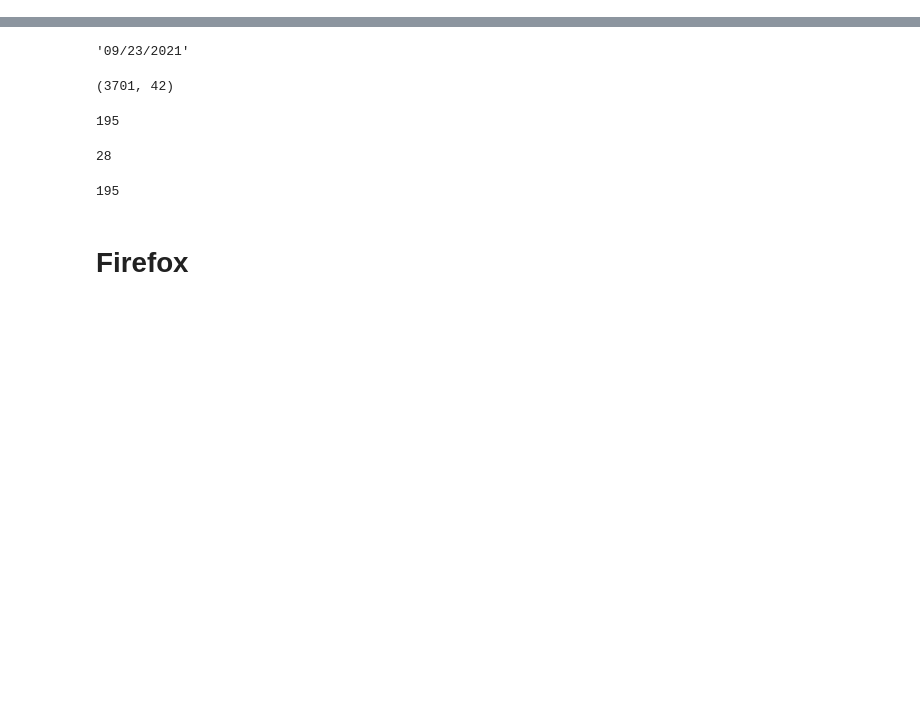
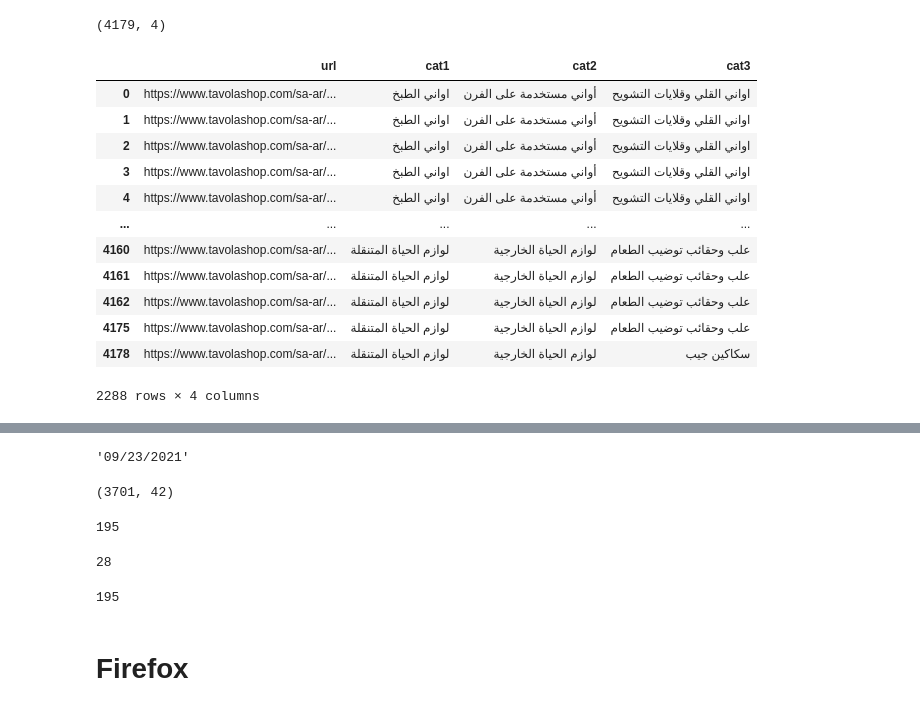
Before and after one commit to wafistos1/Scraping_data, a Jupyter notebook: tavolashop/update_oman.ipynb, the cells around one changed output, grey strips where cells are left out. Cells and saved outputs as stored; diff of their text form; code cells hidden in the pictures; blank space fills up the shorter version.

```diff
--- a/tavolashop/update_oman.ipynb
+++ b/tavolashop/update_oman.ipynb
@@ -23,0 +104,10 @@ import ast
+# %%
+url = 'https://www.tavolashop.com/sa-ar/coffee-tea/coffee/syphon?p='
+soup = BeautifulSoup(requests.get(url).text, 'html.parser')
+cats = soup.find('ul', class_='items')
+cat1 = cats.find_all('li')[1].text
+cat2 = cats.find_all('li')[2].text
+cat3 = cats.find_all('li')[3].text
+print('cat1', cat1)
+print('cat2', cat2)
+print('cat3', cat3)
@@ -23,0 +118,17 @@ import ast
+# %%
+# url = 'https://www.tavolashop.com/sa-ar/kitchen-tools/speciality-tools/salad-tools'
+name_excel = 'tavolashop-cat_toto.xlsx'
+df = pd.read_excel('/home/wafistos/Documents/Projects/scaping_wafi/tavolashop/tavola_cat_model.xlsx')
+for url in list_product_urls:
+    while True:
+        try:
+            soup, df1 = get_data(url,  name_excel)
+        except:
+            break
+        url = getnextpage(soup)
+        df = pd.concat([df, df1], ignore_index=True)
+
+        df.to_excel( f'{name_excel}', index = False)
+        if not url:
+            break
+        print(url)
@@ -23,0 +153,20 @@ import ast
+# %%
+df.shape
+# %% [output]
+(4179, 4)
+# %%
+df.drop_duplicates(subset=['url'])
+# %% [output]
+|  | url | cat1 | cat2 | cat3 |
+| 0 | https://www.tavolashop.com/sa-ar/... | اواني الطبخ | أواني مستخدمة على الفرن | اواني القلي وقلايات التشويح |
+| 1 | https://www.tavolashop.com/sa-ar/... | اواني الطبخ | أواني مستخدمة على الفرن | اواني القلي وقلايات التشويح |
+| 2 | https://www.tavolashop.com/sa-ar/... | اواني الطبخ | أواني مستخدمة على الفرن | اواني القلي وقلايات التشويح |
+| 3 | https://www.tavolashop.com/sa-ar/... | اواني الطبخ | أواني مستخدمة على الفرن | اواني القلي وقلايات التشويح |
+| 4 | https://www.tavolashop.com/sa-ar/... | اواني الطبخ | أواني مستخدمة على الفرن | اواني القلي وقلايات التشويح |
+| ... | ... | ... | ... | ... |
+| 4160 | https://www.tavolashop.com/sa-ar/... | لوازم الحياة المتنقلة | لوازم الحياة الخارجية | علب وحقائب توضيب الطعام |
+| 4161 | https://www.tavolashop.com/sa-ar/... | لوازم الحياة المتنقلة | لوازم الحياة الخارجية | علب وحقائب توضيب الطعام |
+| 4162 | https://www.tavolashop.com/sa-ar/... | لوازم الحياة المتنقلة | لوازم الحياة الخارجية | علب وحقائب توضيب الطعام |
+| 4175 | https://www.tavolashop.com/sa-ar/... | لوازم الحياة المتنقلة | لوازم الحياة الخارجية | علب وحقائب توضيب الطعام |
+| 4178 | https://www.tavolashop.com/sa-ar/... | لوازم الحياة المتنقلة | لوازم الحياة الخارجية | سكاكين جيب |
+2288 rows × 4 columns
```
Also changed, not shown: parts of 9 cells of this notebook, 55 other files.
